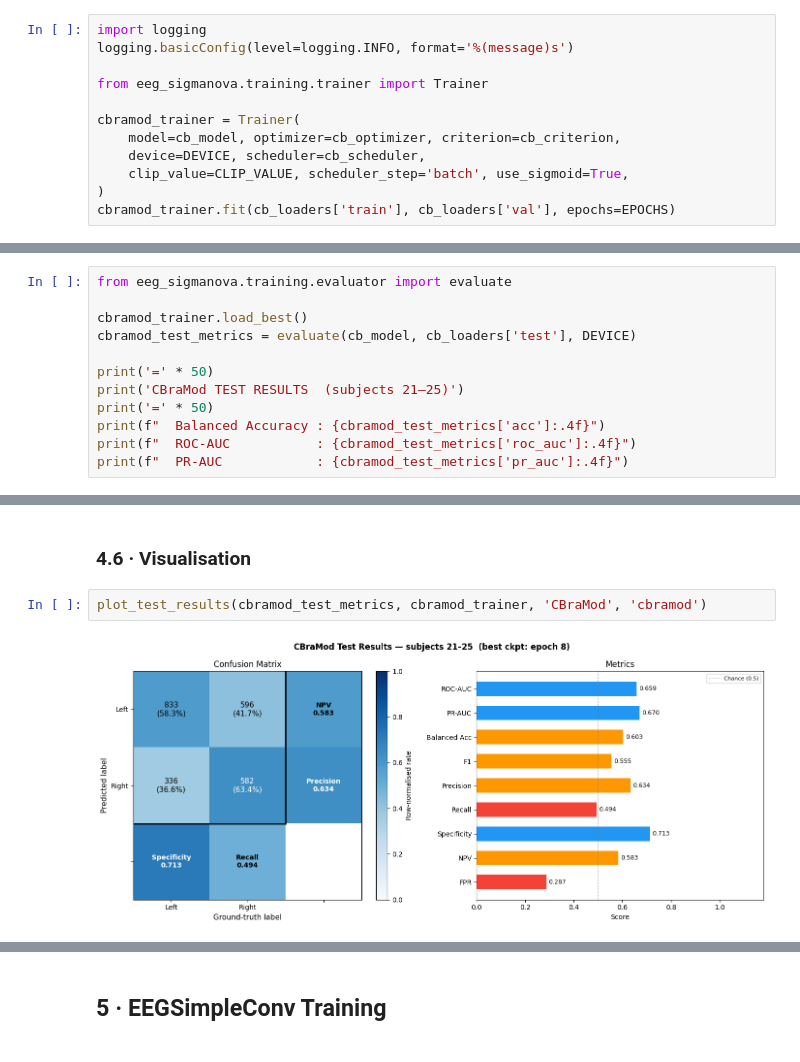
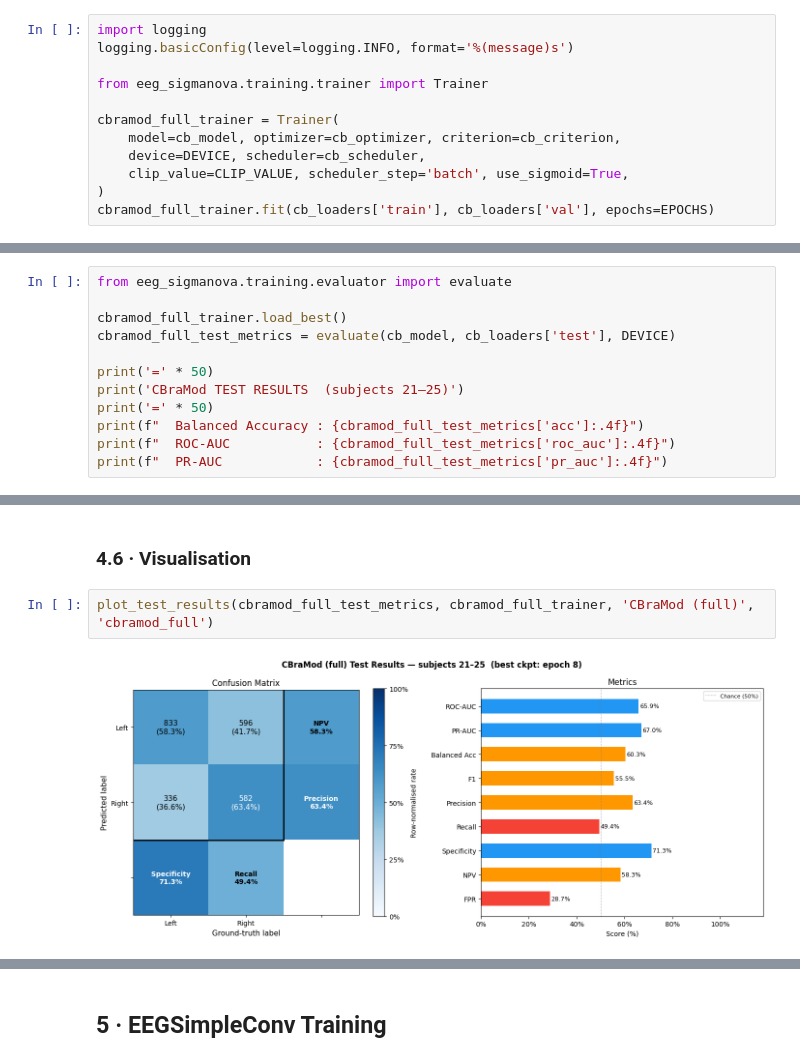
Before and after one commit to minilia75/eeg-sigmanova, a Jupyter notebook: scripts/reproduce_shu_mi.ipynb, the cells around one changed output, grey strips where cells are left out. Saved outputs shown, nothing was run; the diff lists cells and outputs as text.

```diff
--- a/scripts/reproduce_shu_mi.ipynb
+++ b/scripts/reproduce_shu_mi.ipynb
@@ -272,12 +402,12 @@ logging.basicConfig(level=logging.INFO, format='%(message)s')
 
 from eeg_sigmanova.training.trainer import Trainer
 
-cbramod_trainer = Trainer(
+cbramod_full_trainer = Trainer(
     model=cb_model, optimizer=cb_optimizer, criterion=cb_criterion,
     device=DEVICE, scheduler=cb_scheduler,
     clip_value=CLIP_VALUE, scheduler_step='batch', use_sigmoid=True,
 )
-cbramod_trainer.fit(cb_loaders['train'], cb_loaders['val'], epochs=EPOCHS)
+cbramod_full_trainer.fit(cb_loaders['train'], cb_loaders['val'], epochs=EPOCHS)
 # %% [output]
 Epoch   1/50 | train 0.6993 | val 0.6704 | val acc 0.6412 | val ROC-AUC 0.7108 | val PR-AUC 0.7387 | lr 9.99e-05 | 0.1 min  <- best
 Epoch   2/50 | train 0.6675 | val 0.6099 | val acc 0.6346 | val ROC-AUC 0.7210 | val PR-AUC 0.7314 | lr 9.96e-05 | 0.1 min  <- best
@@ -301,15 +431,15 @@ Best validation ROC-AUC 0.7270 at epoch 8
 # %%
 from eeg_sigmanova.training.evaluator import evaluate
 
-cbramod_trainer.load_best()
-cbramod_test_metrics = evaluate(cb_model, cb_loaders['test'], DEVICE)
+cbramod_full_trainer.load_best()
+cbramod_full_test_metrics = evaluate(cb_model, cb_loaders['test'], DEVICE)
 
 print('=' * 50)
 print('CBraMod TEST RESULTS  (subjects 21–25)')
 print('=' * 50)
-print(f"  Balanced Accuracy : {cbramod_test_metrics['acc']:.4f}")
-print(f"  ROC-AUC           : {cbramod_test_metrics['roc_auc']:.4f}")
-print(f"  PR-AUC            : {cbramod_test_metrics['pr_auc']:.4f}")
+print(f"  Balanced Accuracy : {cbramod_full_test_metrics['acc']:.4f}")
+print(f"  ROC-AUC           : {cbramod_full_test_metrics['roc_auc']:.4f}")
+print(f"  PR-AUC            : {cbramod_full_test_metrics['pr_auc']:.4f}")
 # %% [output]
 ==================================================
 CBraMod TEST RESULTS  (subjects 21–25)
@@ -320,7 +450,7 @@ CBraMod TEST RESULTS  (subjects 21–25)
 # %% [markdown]
 ### 4.6 · Visualisation
 # %%
-plot_test_results(cbramod_test_metrics, cbramod_trainer, 'CBraMod', 'cbramod')
+plot_test_results(cbramod_full_test_metrics, cbramod_full_trainer, 'CBraMod (full)', 'cbramod_full')
 # %% [output]
-[figure, old version]
+[figure, new version]
 # %%
```
Also changed, not shown: parts of 22 cells of this notebook.
